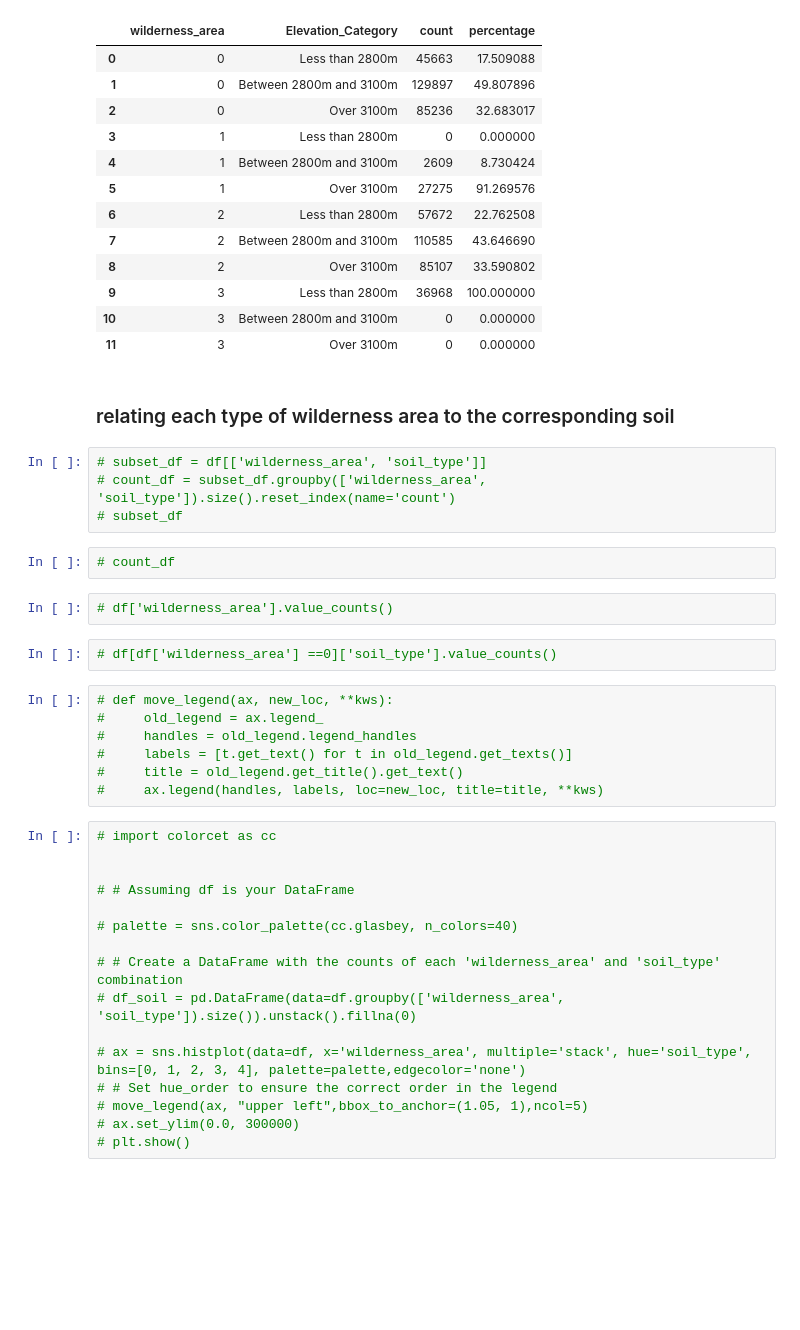
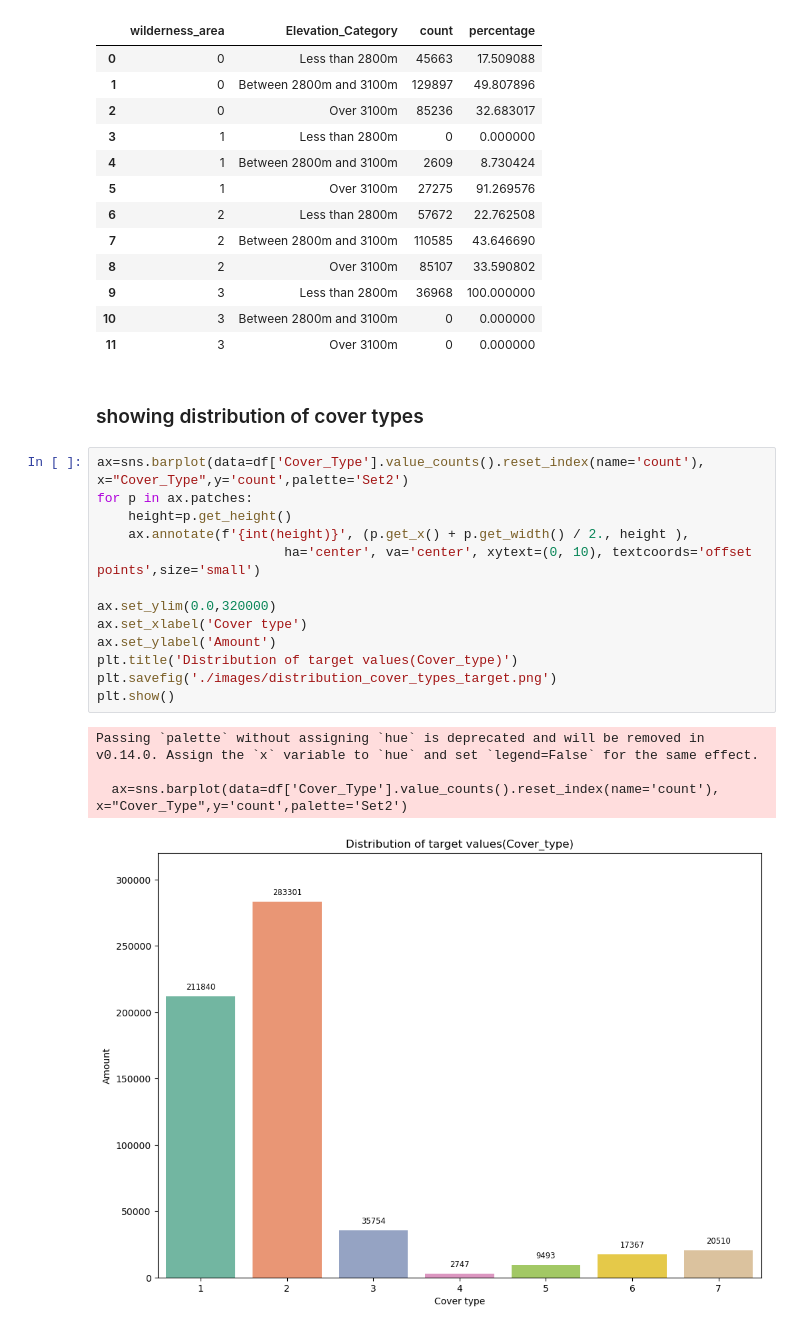
Before and after one commit to leofrio/tree-covers-classification-analysis, a Jupyter notebook: treeCover.ipynb, the cells around one changed output. Drawn from its saved outputs; the diff is of its cells as text; blank space fills up the shorter version.

```diff
--- a/treeCover.ipynb
+++ b/treeCover.ipynb
@@ -561,38 +565,23 @@ plot_df
 | 9 | 3 | Less than 2800m | 36968 | 100.000000 |
 | 10 | 3 | Between 2800m and 3100m | 0 | 0.000000 |
 | 11 | 3 | Over 3100m | 0 | 0.000000 |
-# %% [markdown]
-### relating each type of wilderness area to the corresponding soil
-# %%
-# subset_df = df[['wilderness_area', 'soil_type']]
-# count_df = subset_df.groupby(['wilderness_area', 'soil_type']).size().reset_index(name='count')
-# subset_df
-# %%
-# count_df
-# %%
-# df['wilderness_area'].value_counts()
-# %%
-# df[df['wilderness_area'] ==0]['soil_type'].value_counts()
-# %%
-# def move_legend(ax, new_loc, **kws):
-#     old_legend = ax.legend_
-#     handles = old_legend.legend_handles
-#     labels = [t.get_text() for t in old_legend.get_texts()]
-#     title = old_legend.get_title().get_text()
-#     ax.legend(handles, labels, loc=new_loc, title=title, **kws)
-# %%
-# import colorcet as cc
-
-
-# # Assuming df is your DataFrame
-
-# palette = sns.color_palette(cc.glasbey, n_colors=40)
-
-# # Create a DataFrame with the counts of each 'wilderness_area' and 'soil_type' combination
-# df_soil = pd.DataFrame(data=df.groupby(['wilderness_area', 'soil_type']).size()).unstack().fillna(0)
-
-# ax = sns.histplot(data=df, x='wilderness_area', multiple='stack', hue='soil_type', bins=[0, 1, 2, 3, 4], palette=palette,edgecolor='none')
-# # Set hue_order to ensure the correct order in the legend
-# move_legend(ax, "upper left",bbox_to_anchor=(1.05, 1),ncol=5)
-# ax.set_ylim(0.0, 300000)
-# plt.show()
+# %% [markdown]
+### showing distribution of cover types
+# %%
+ax=sns.barplot(data=df['Cover_Type'].value_counts().reset_index(name='count'), x="Cover_Type",y='count',palette='Set2')
+for p in ax.patches:
+    height=p.get_height()
+    ax.annotate(f'{int(height)}', (p.get_x() + p.get_width() / 2., height ),
+                        ha='center', va='center', xytext=(0, 10), textcoords='offset points',size='small')
+
+ax.set_ylim(0.0,320000)
+ax.set_xlabel('Cover type')
+ax.set_ylabel('Amount')
+plt.title('Distribution of target values(Cover_type)')
+plt.savefig('./images/distribution_cover_types_target.png')
+plt.show()
+# %% [output]
+Passing `palette` without assigning `hue` is deprecated and will be removed in v0.14.0. Assign the `x` variable to `hue` and set `legend=False` for the same effect.
+
+  ax=sns.barplot(data=df['Cover_Type'].value_counts().reset_index(name='count'), x="Cover_Type",y='count',palette='Set2')
+[figure, added]
```
Also changed, not shown: parts of 1 cell of this notebook, 2 other files.
